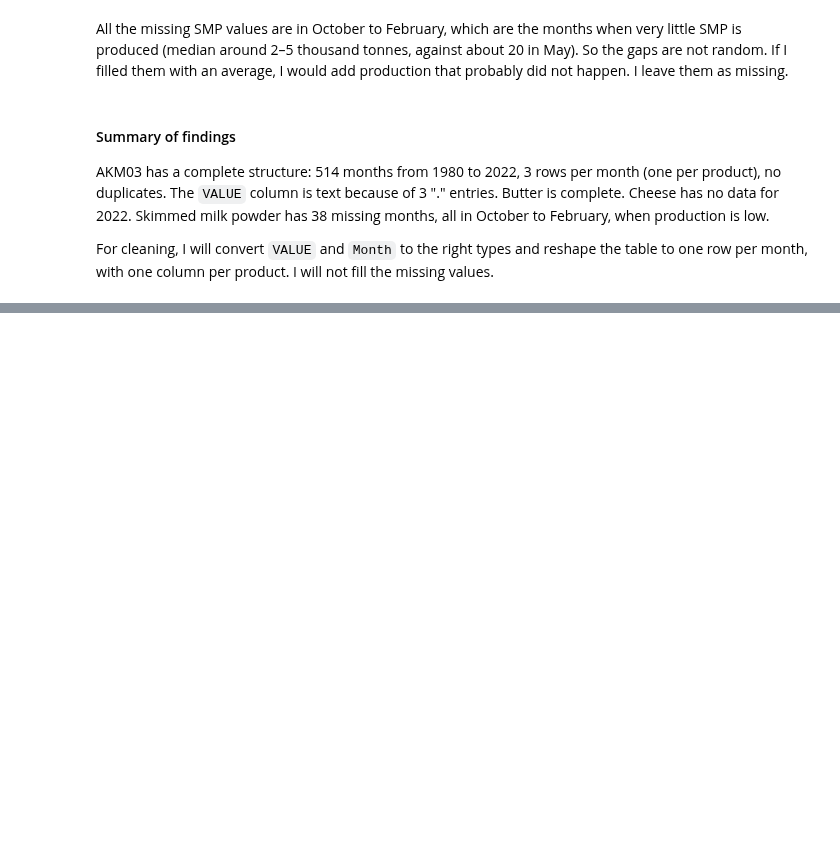
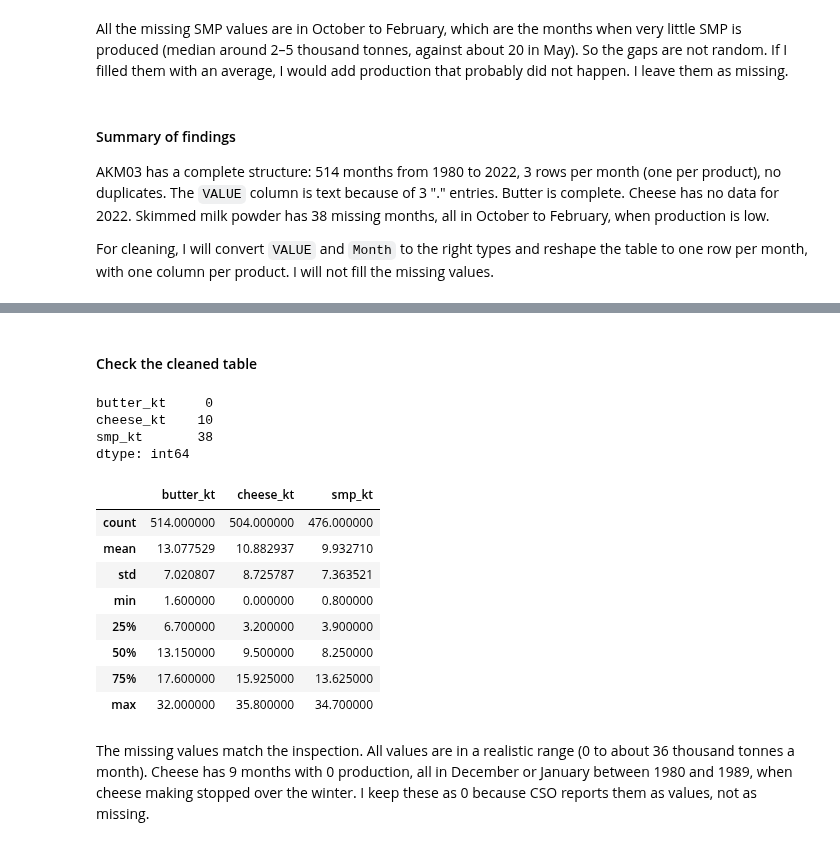
Before and after one commit to temulenbd/irish-dairy-analysis, a Jupyter notebook: notebooks/1_data_preparation.ipynb, the cells around one changed output, grey strips where cells are left out. Drawn from its saved outputs; the diff is of its cells as text; code cells hidden in the pictures; blank space fills up the shorter version.

Commit message:
Clean AKM03: reshape dairy production to a monthly table

```diff
--- a/notebooks/1_data_preparation.ipynb
+++ b/notebooks/1_data_preparation.ipynb
@@ -811,0 +816,9 @@ For cleaning, I will convert `VALUE` and `Month` to the right types and reshape
+# %%
+# Work on a copy so the raw data stays unchanged
+akm03_clean = akm03.copy()
+
+# Convert VALUE to numbers and Month to dates
+akm03_clean["VALUE"] = pd.to_numeric(akm03_clean["VALUE"], errors="coerce")
+akm03_clean["date"] = pd.to_datetime(akm03_clean["Month"], format="%Y %B")
+
+akm03_clean[["Month", "date", "Product", "VALUE"]].head(3)
@@ -811,0 +832,5 @@ For cleaning, I will convert `VALUE` and `Month` to the right types and reshape
+# %%
+# Turn the products into columns: one row per month
+akm03_wide = akm03_clean.pivot(index="date", columns="Product", values="VALUE")
+
+akm03_wide.shape
@@ -811,0 +841,13 @@ For cleaning, I will convert `VALUE` and `Month` to the right types and reshape
+# %%
+# Short column names with units (kt = thousand tonnes)
+akm03_wide = akm03_wide.rename(columns={
+    "Butter": "butter_kt",
+    "Cheese": "cheese_kt",
+    "Skimmed Milk Powder": "smp_kt",
+})
+akm03_wide.columns.name = None
+
+# Put the columns in a fixed order
+akm03_wide = akm03_wide[["butter_kt", "cheese_kt", "smp_kt"]]
+
+akm03_wide.head(3)
@@ -811,0 +860,22 @@ For cleaning, I will convert `VALUE` and `Month` to the right types and reshape
+# %% [markdown]
+#### Check the cleaned table
+# %%
+# Missing values and summary statistics
+print(akm03_wide.isna().sum(), "\n")
+akm03_wide.describe()
+# %% [output]
+butter_kt     0
+cheese_kt    10
+smp_kt       38
+dtype: int64
+|  | butter_kt | cheese_kt | smp_kt |
+| count | 514.000000 | 504.000000 | 476.000000 |
+| mean | 13.077529 | 10.882937 | 9.932710 |
+| std | 7.020807 | 8.725787 | 7.363521 |
+| min | 1.600000 | 0.000000 | 0.800000 |
+| 25% | 6.700000 | 3.200000 | 3.900000 |
+| 50% | 13.150000 | 9.500000 | 8.250000 |
+| 75% | 17.600000 | 15.925000 | 13.625000 |
+| max | 32.000000 | 35.800000 | 34.700000 |
+# %% [markdown]
+The missing values match the inspection. All values are in a realistic range (0 to about 36 thousand tonnes a month). Cheese has 9 months with 0 production, all in December or January between 1980 and 1989, when cheese making stopped over the winter. I keep these as 0 because CSO reports them as values, not as missing.
```
Also changed, not shown: parts of 8 cells of this notebook.
